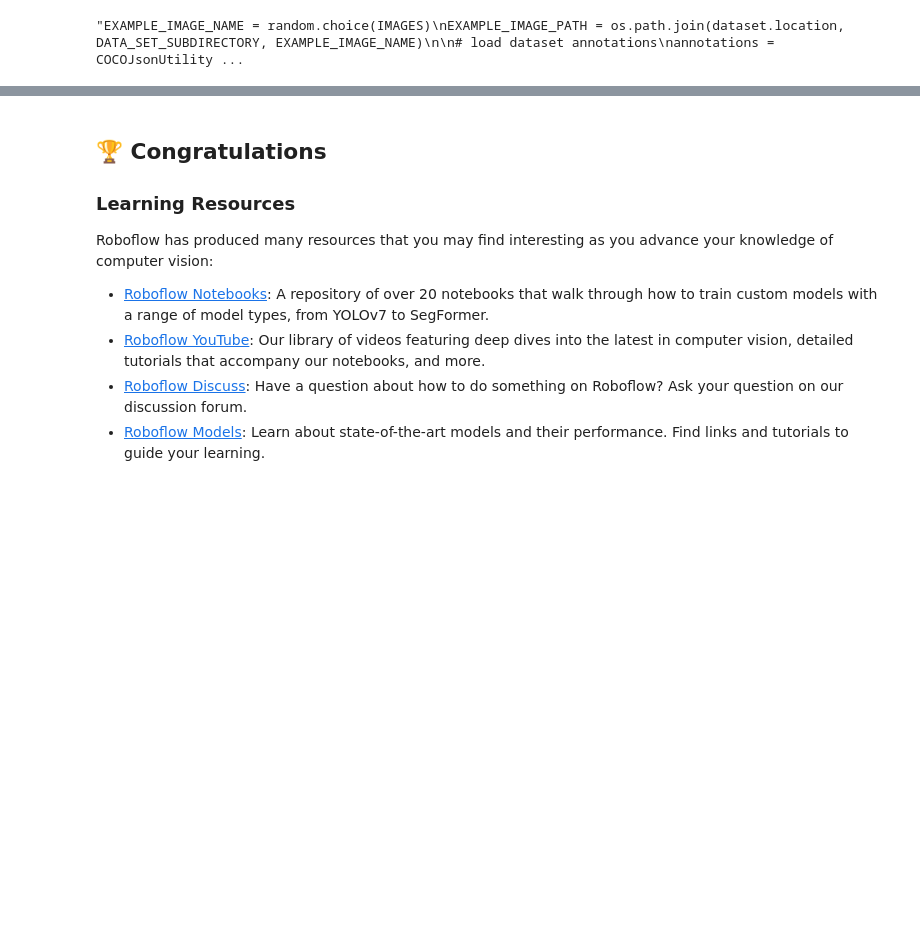
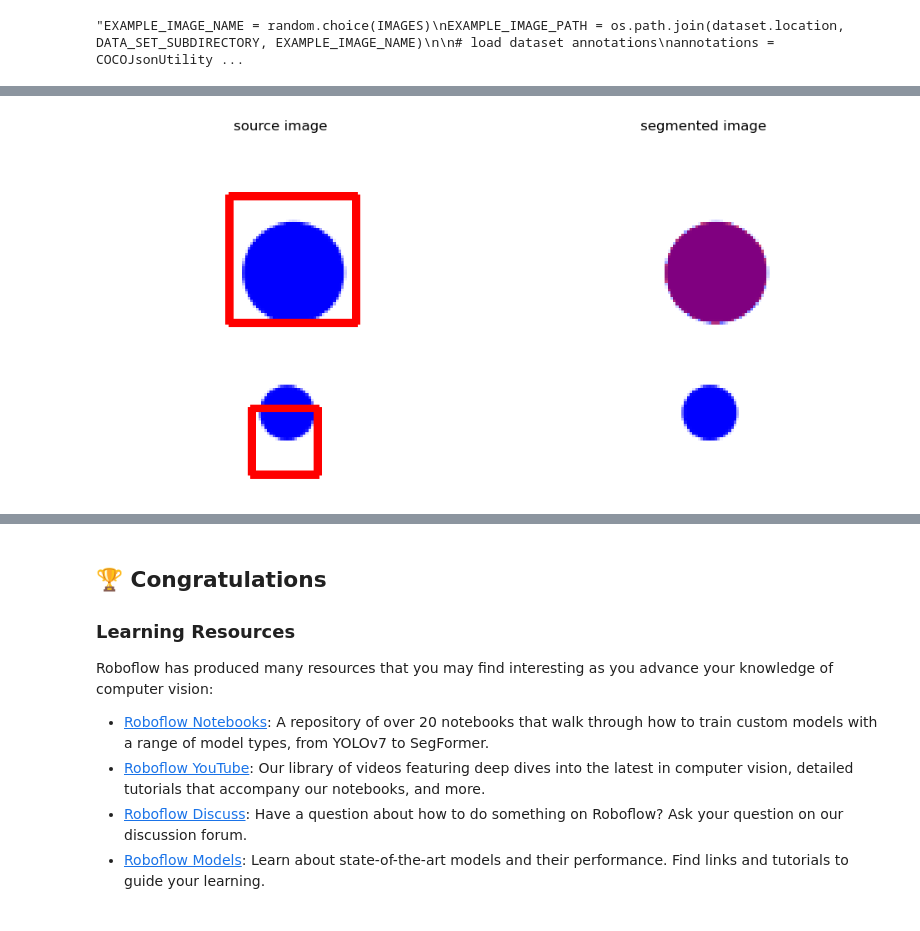
Before and after one commit to MaryamSMA/segment-anything, a Jupyter notebook: notebooks/roboflow_shapes.ipynb, the cells around one changed output, grey strips where cells are left out. Drawn from its saved outputs; the diff is of its cells as text; code cells hidden in the pictures; blank space fills up the shorter version.

```diff
--- a/notebooks/roboflow_shapes.ipynb
+++ b/notebooks/roboflow_shapes.ipynb
@@ -891,0 +972,5 @@ Processed Image Dimensions (after SAM): 128x128 (width x height)
+# %%
+import torch
+
+DEVICE = torch.device('cuda:0' if torch.cuda.is_available() else 'cpu')
+MODEL_TYPE = "vit_h"
@@ -891,0 +1108,12 @@ Processed Image Dimensions (after SAM): 128x128 (width x height)
+# %%
+# Define dataset path to COCO annotations
+dataset_path = "shapes_dataset"
+annotations_file = os.path.join(dataset_path, "annotations", "coco_annotations.json")
+
+# Load COCO annotations
+with open(annotations_file, "r") as f:
+    coco_data = json.load(f)
+
+# Show the loaded categories and images
+print("Categories:", [category['name'] for category in coco_data['categories']])
+print("Images:", [image['file_name'] for image in coco_data['images']])
@@ -891,0 +1126,68 @@ Processed Image Dimensions (after SAM): 128x128 (width x height)
+# %%
+# Load COCO annotations into COCOJson instance
+with open(annotations_file, "r") as f:
+    coco_data_dict = json.load(f)
+coco_data = COCOJson.from_dict(coco_data_dict)
+
+# Iterate over the images as "epochs"
+for img_info in coco_data.images:
+    EXAMPLE_IMAGE_NAME = img_info.file_name
+    EXAMPLE_IMAGE_PATH = os.path.join("/Users/ma/Documents/samThesis/segment-anything/notebooks/shapes_dataset/images", EXAMPLE_IMAGE_NAME)
+
+    # Load dataset annotations (get annotations for the current image)
+    annotations = COCOJsonUtility.get_annotations_by_image_path(coco_data=coco_data, image_path=EXAMPLE_IMAGE_NAME)
+
+    # Convert the annotations to detections format
+    ground_truth = COCOJsonUtility.annotations2detections(annotations=annotations)
+
+    # Adjust the class IDs (COCO starts from 1, but the model expects 0-based indexing)
+    ground_truth.class_id = ground_truth.class_id - 1
+
+    # Load the image from the dataset
+    image_bgr = cv2.imread(EXAMPLE_IMAGE_PATH)
+    image_rgb = cv2.cvtColor(image_bgr, cv2.COLOR_BGR2RGB)
+
+    # Print original dimensions before SAM
+    print(f"Original Image Dimensions: {image_bgr.shape[1]}x{image_bgr.shape[0]} (width x height)")
+
+    # Create annotators for visualizing the bounding boxes and masks
+    box_annotator = sv.BoxAnnotator(color=sv.Color.RED, color_lookup=sv.ColorLookup.INDEX)
+    mask_annotator = sv.MaskAnnotator(color=sv.Color.RED, color_lookup=sv.ColorLookup.INDEX)
+
+    # Annotate the image with ground truth bounding boxes
+    annotated_frame_ground_truth = box_annotator.annotate(scene=image_bgr.copy(), detections=ground_truth)
+
+    # Run SAM inference (segment the image based on the bounding box)
+    mask_predictor.set_image(image_rgb)
+
+    # Print processed dimensions after SAM
+    print(f"Processed Image Dimensions (after SAM): {image_rgb.shape[1]}x{image_rgb.shape[0]} (width x height)")
+
+    # Process each bounding box dynamically
+    for idx, box in enumerate(ground_truth.xyxy):
+        print(f"Processing bounding box {idx + 1}: {box}")  # Print bounding box coordinates
+
+        masks, scores, logits = mask_predictor.predict(
+            box=box,  # Using the current bounding box in the loop
+            multimask_output=True
+        )
+
+        # Convert the masks into detections format
+        detections = sv.Detections(
+            xyxy=sv.mask_to_xyxy(masks=masks),
+            mask=masks
+        )
+
+        # Select the largest area detection (to avoid false positives)
+        detections = detections[detections.area == np.max(detections.area)]
+
+        # Annotate the image with the segmented masks
+        annotated_image = mask_annotator.annotate(scene=image_bgr.copy(), detections=detections)
+
+        # Display the original annotated image (with ground truth boxes) and the segmented image side by side
+        sv.plot_images_grid(
+            images=[annotated_frame_ground_truth, annotated_image],
+            grid_size=(1, 2),
+            titles=['source image', 'segmented image']
+        )
+# %% [output]
@@ -891,0 +1197 @@ Processed Image Dimensions (after SAM): 128x128 (width x height)
+[figure, added]
```
Also changed, not shown: parts of 25 cells of this notebook, 10 other files.
